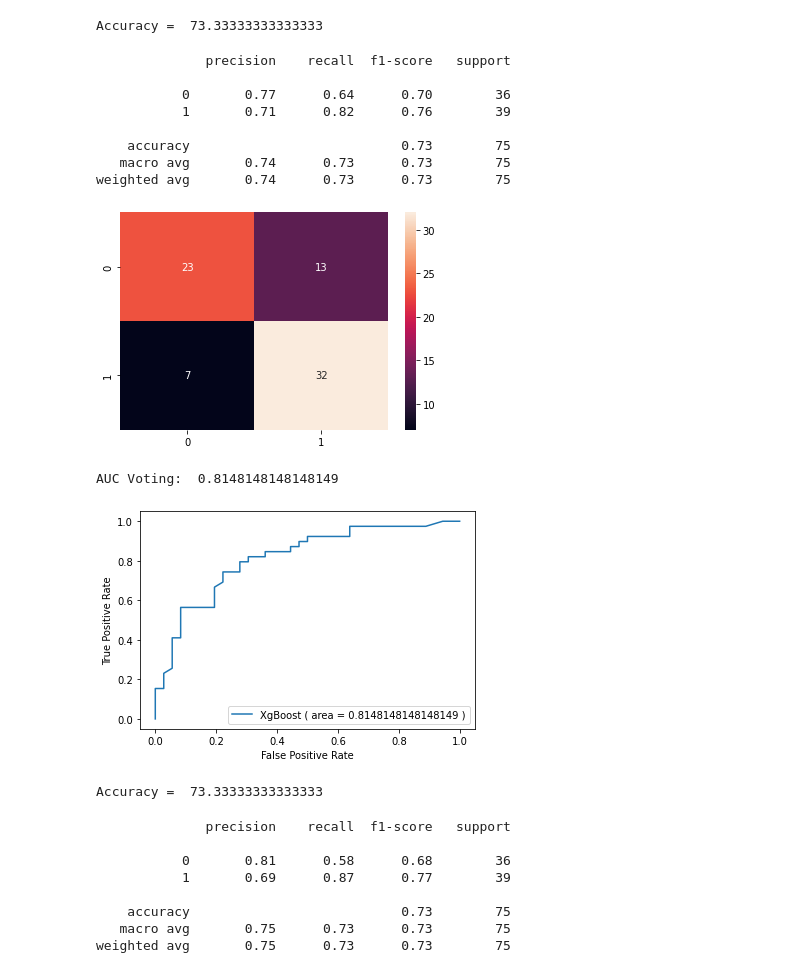
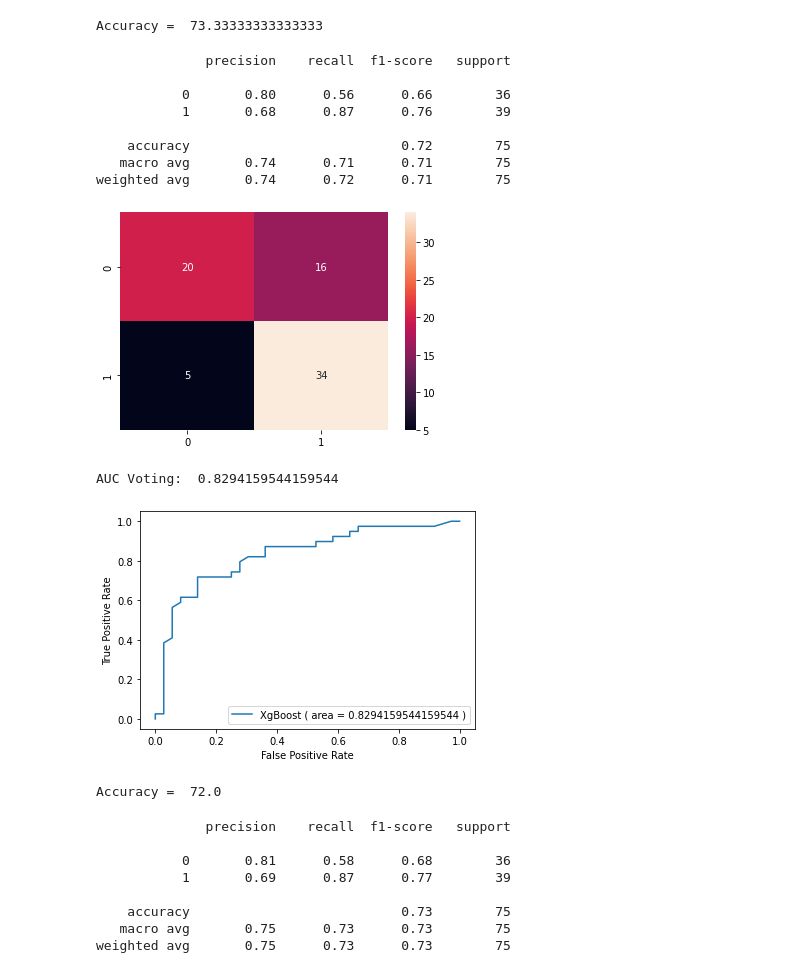
Before and after one commit to Thasneem-vazim/Depression-detection-30-features-with-collected-dataset-, a Jupyter notebook: Using_Boruta.ipynb, the cells around one changed output. Saved outputs shown, nothing was run; the diff lists cells and outputs as text; code cells hidden in the pictures.

```diff
--- a/Using_Boruta.ipynb
+++ b/Using_Boruta.ipynb
@@ -419,33 +420,26 @@ print('Accuracy = ', metrics.accuracy_score(y_test, prediction)*100)
 # %% [output]
 Accuracy =  73.33333333333333
 # %%
-from xgboost import XGBClassifier
 import xgboost as xgb
-params = {
- 'objective':'binary:logistic',
- 'max_depth': 1, 'min_child_weight': 1, 'gamma': 0.3, 'subsample': 0.6,
- 'colsample_bytree': 0.6, 'scale_pos_weight': 1,
- 'alpha': 0.05,
- 'learning_rate': 0.03,
- 'n_estimators':1484,'seed': 27
- }
-XGBoostClassification = XGBClassifier(**params)
+XGBoostClassification=xgb.XGBClassifier()
 XGBoostClassification.fit(X_trainSelectedFeatureAfterSMOTE,y_train)
+
+
 y_predictionXgBoost=XGBoostClassification.predict(X_testSelectedFeature)
 from sklearn.metrics import classification_report,confusion_matrix
 cm1=confusion_matrix(y_test,y_predictionXgBoost)
 sns.heatmap(cm1,annot=True)
 print(classification_report(y_test,y_predictionXgBoost))
 # %% [output]
               precision    recall  f1-score   support
 
-           0       0.77      0.64      0.70        36
-           1       0.71      0.82      0.76        39
+           0       0.80      0.56      0.66        36
+           1       0.68      0.87      0.76        39
 
-    accuracy                           0.73        75
-   macro avg       0.74      0.73      0.73        75
-weighted avg       0.74      0.73      0.73        75
+    accuracy                           0.72        75
+   macro avg       0.74      0.71      0.71        75
+weighted avg       0.74      0.72      0.71        75
-[figure, old version]
+[figure, new version]
 # %%
 y_predictionXgB_proba=XGBoostClassification.predict_proba(X_testSelectedFeature)[:,1]
 AUCXgB=metrics.roc_auc_score(y_test,y_predictionXgB_proba)
@@ -459,13 +453,13 @@ plt.ylabel('True Positive Rate')
 plt.legend(loc=4)
 plt.show()
 # %% [output]
-AUC Voting:  0.8148148148148149
+AUC Voting:  0.8294159544159544
-[figure, old version]
+[figure, new version]
 # %%
 prediction=XGBoostClassification.predict(X_testSelectedFeature)
 print('Accuracy = ', metrics.accuracy_score(y_test, prediction)*100)
 # %% [output]
-Accuracy =  73.33333333333333
+Accuracy =  72.0
 # %%
 from sklearn.ensemble import BaggingClassifier
 from sklearn.neural_network import MLPClassifier
```
Also changed, not shown: parts of 5 cells of this notebook.
